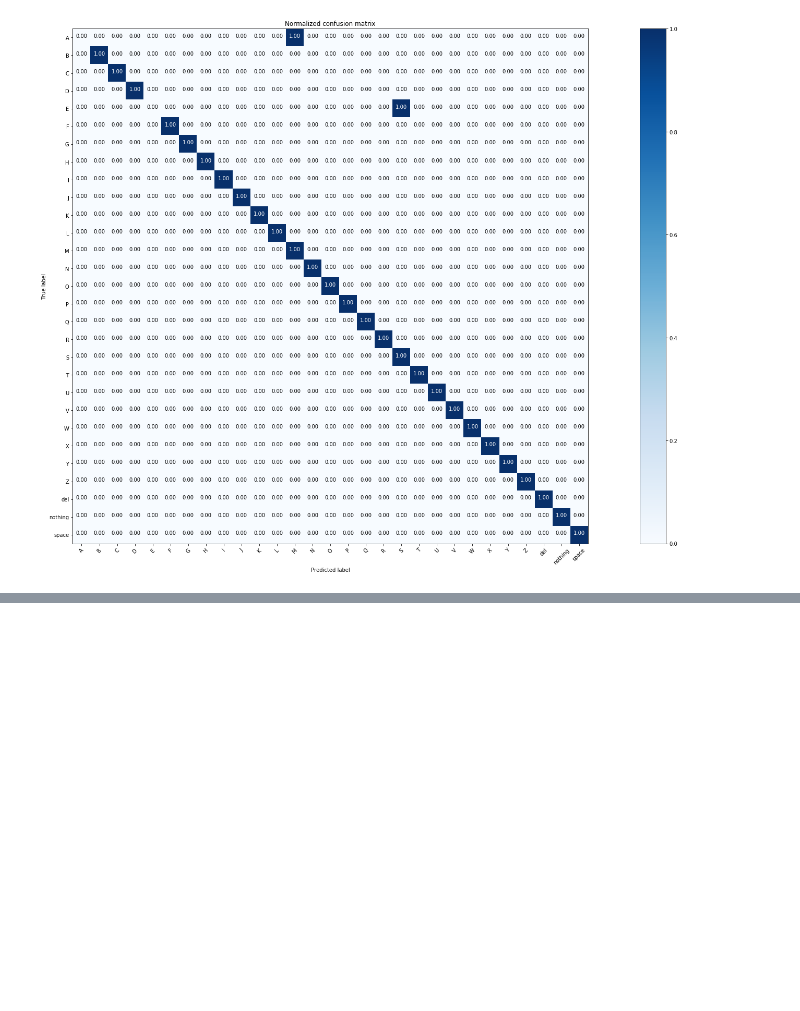
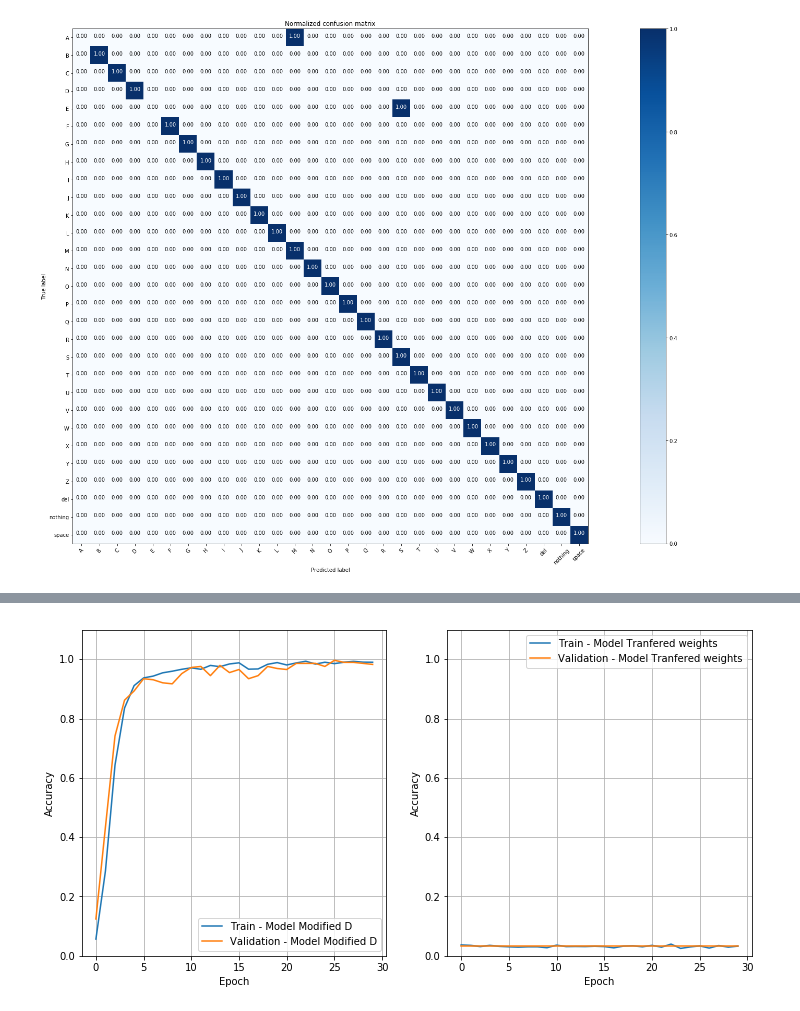
Before and after one commit to helbercarvajal/U3.Proyecto, a Jupyter notebook: asl_Alphabet.ipynb, the cells around one changed output, grey strips where cells are left out. Drawn from its saved outputs; the diff is of its cells as text; code cells hidden in the pictures; blank space fills up the shorter version.

```diff
--- a/asl_Alphabet.ipynb
+++ b/asl_Alphabet.ipynb
@@ -461,0 +642,2 @@ print(prediction)
+# %%
+modelAlex.set_weights(w)
@@ -461,0 +646,2 @@ print(prediction)
+# %%
+historyModelAlex = modelAlex.fit_generator(train_generator, epochs=num_epochs, validation_data = val_generator, workers=workers)
@@ -461,0 +666,18 @@ print(prediction)
+# %%
+plt.figure(figsize=(12,6))
+
+def plotResults2(history, label = ['Modified D', 'Tranfered weights']):
+    for i in range(len(history)):
+        plt.subplot(1, 2, i + 1)
+        plt.ylim(0,1.1)
+        plt.grid()
+        plt.plot(history[i].history['acc'], label='Train - Model ' + label[i])
+        plt.plot(history[i].history['val_acc'], label='Validation - Model ' + label[i])
+        plt.xlabel('Epoch')
+        plt.ylabel('Accuracy')
+        plt.legend()
+    plt.show()
+
+plotResults2([historyModelD, historyModelAlex])
+# %% [output]
+[figure, added]
```
Also changed, not shown: parts of 62 cells of this notebook.
